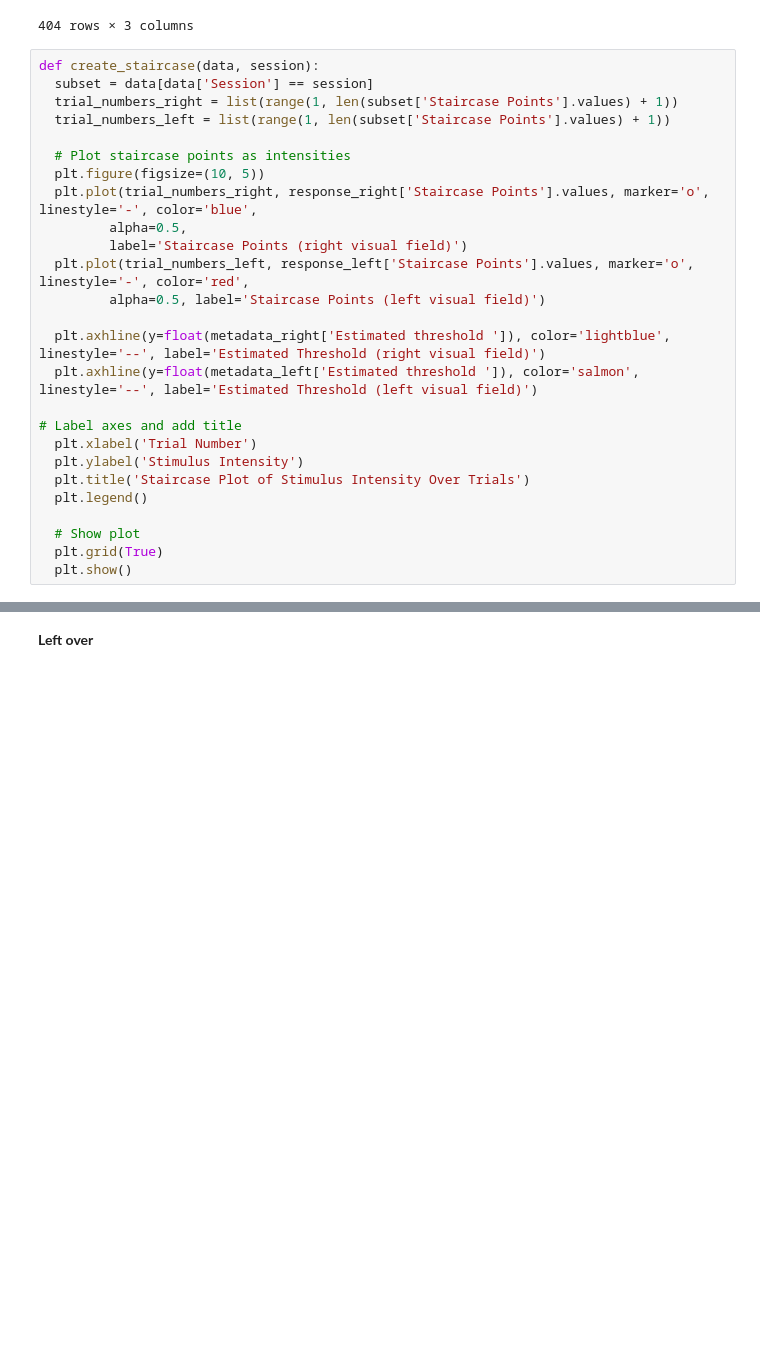
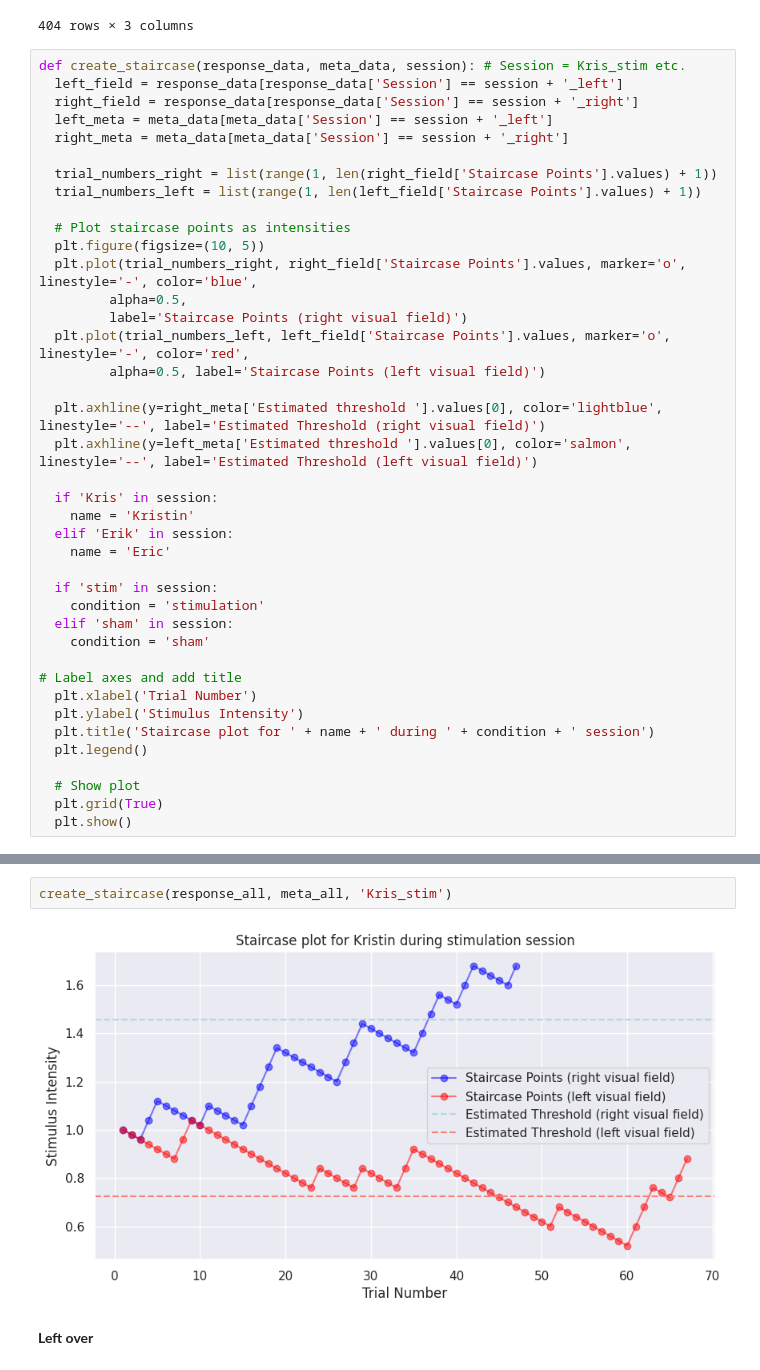
Before and after one commit to cristinarainich/DDCS, a Jupyter notebook: Results_presentation.ipynb, the cells around one changed output, grey strips where cells are left out. Drawn from its saved outputs; the diff is of its cells as text; blank space fills up the shorter version.

```diff
--- a/Results_presentation.ipynb
+++ b/Results_presentation.ipynb
@@ -372,26 +291,40 @@ response_all
 | 46 | NaN | 1.68 | Kris_stim_right |
 404 rows × 3 columns
 # %%
-def create_staircase(data, session):
-  subset = data[data['Session'] == session]
-  trial_numbers_right = list(range(1, len(subset['Staircase Points'].values) + 1))
-  trial_numbers_left = list(range(1, len(subset['Staircase Points'].values) + 1))
+def create_staircase(response_data, meta_data, session): # Session = Kris_stim etc.
+  left_field = response_data[response_data['Session'] == session + '_left']
+  right_field = response_data[response_data['Session'] == session + '_right']
+  left_meta = meta_data[meta_data['Session'] == session + '_left']
+  right_meta = meta_data[meta_data['Session'] == session + '_right']
+
+  trial_numbers_right = list(range(1, len(right_field['Staircase Points'].values) + 1))
+  trial_numbers_left = list(range(1, len(left_field['Staircase Points'].values) + 1))
 
   # Plot staircase points as intensities
   plt.figure(figsize=(10, 5))
-  plt.plot(trial_numbers_right, response_right['Staircase Points'].values, marker='o', linestyle='-', color='blue',
+  plt.plot(trial_numbers_right, right_field['Staircase Points'].values, marker='o', linestyle='-', color='blue',
          alpha=0.5,
          label='Staircase Points (right visual field)')
-  plt.plot(trial_numbers_left, response_left['Staircase Points'].values, marker='o', linestyle='-', color='red',
+  plt.plot(trial_numbers_left, left_field['Staircase Points'].values, marker='o', linestyle='-', color='red',
          alpha=0.5, label='Staircase Points (left visual field)')
 
-  plt.axhline(y=float(metadata_right['Estimated threshold ']), color='lightblue', linestyle='--', label='Estimated Threshold (right visual field)')
-  plt.axhline(y=float(metadata_left['Estimated threshold ']), color='salmon', linestyle='--', label='Estimated Threshold (left visual field)')
+  plt.axhline(y=right_meta['Estimated threshold '].values[0], color='lightblue', linestyle='--', label='Estimated Threshold (right visual field)')
+  plt.axhline(y=left_meta['Estimated threshold '].values[0], color='salmon', linestyle='--', label='Estimated Threshold (left visual field)')
+
+  if 'Kris' in session:
+    name = 'Kristin'
+  elif 'Erik' in session:
+    name = 'Eric'
+
+  if 'stim' in session:
+    condition = 'stimulation'
+  elif 'sham' in session:
+    condition = 'sham'
 
 # Label axes and add title
   plt.xlabel('Trial Number')
   plt.ylabel('Stimulus Intensity')
-  plt.title('Staircase Plot of Stimulus Intensity Over Trials')
+  plt.title('Staircase plot for ' + name + ' during ' + condition + ' session')
   plt.legend()
 
   # Show plot
@@ -403,3 +333,7 @@ def create_staircase(data, session):
+# %%
+create_staircase(response_all, meta_all, 'Kris_stim')
+# %% [output]
+[figure, added]
 # %% [markdown]
 **Left over**
 # %%
```
Also changed, not shown: parts of 12 cells of this notebook.
